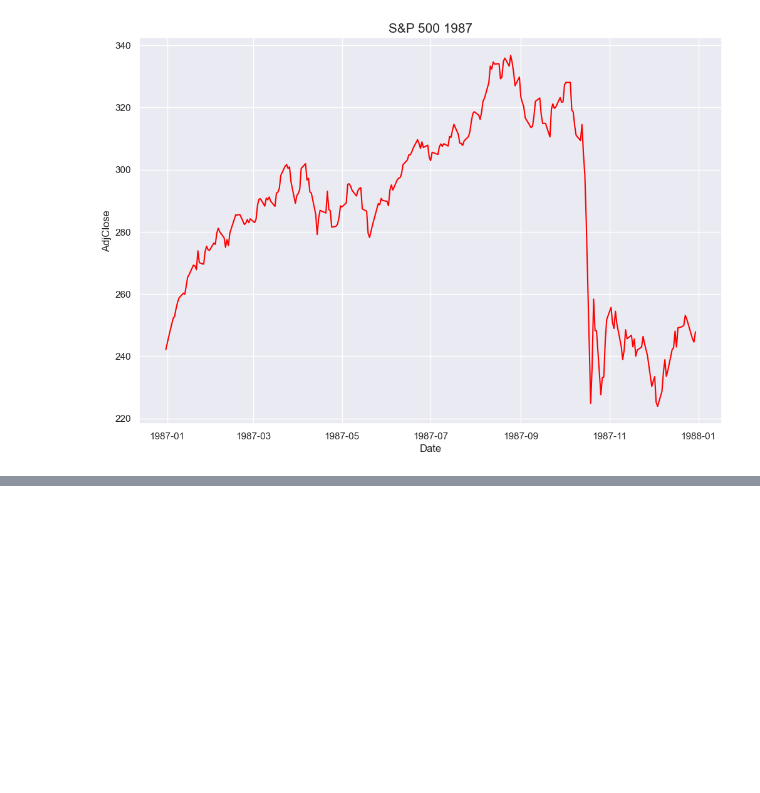
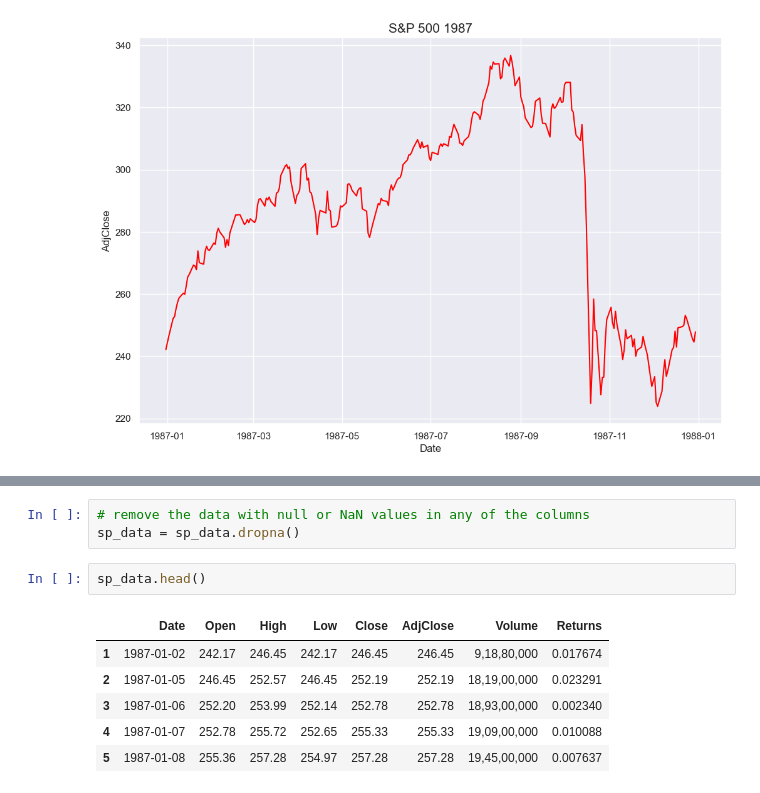
Before and after one commit to D76X/jupyter_notebooks, a Jupyter notebook: FoundationOfStatsAndProp/04.Skewness and Kurtosis.ipynb, the cells around one changed output, grey strips where cells are left out. Cells and saved outputs as stored; diff of their text form; blank space fills up the shorter version.

```diff
--- a/FoundationOfStatsAndProp/04.Skewness and Kurtosis.ipynb
+++ b/FoundationOfStatsAndProp/04.Skewness and Kurtosis.ipynb
@@ -113,0 +125,12 @@ Text(0.5, 1.0, 'S&P 500 1987')
+# %%
+# remove the data with null or NaN values in any of the columns
+sp_data = sp_data.dropna()
+# %%
+sp_data.head()
+# %% [output]
+|  | Date | Open | High | Low | Close | AdjClose | Volume | Returns |
+| 1 | 1987-01-02 | 242.17 | 246.45 | 242.17 | 246.45 | 246.45 | 9,18,80,000 | 0.017674 |
+| 2 | 1987-01-05 | 246.45 | 252.57 | 246.45 | 252.19 | 252.19 | 18,19,00,000 | 0.023291 |
+| 3 | 1987-01-06 | 252.20 | 253.99 | 252.14 | 252.78 | 252.78 | 18,93,00,000 | 0.002340 |
+| 4 | 1987-01-07 | 252.78 | 255.72 | 252.65 | 255.33 | 255.33 | 19,09,00,000 | 0.010088 |
+| 5 | 1987-01-08 | 255.36 | 257.28 | 254.97 | 257.28 | 257.28 | 19,45,00,000 | 0.007637 |
```
Also changed, not shown: parts of 6 cells of this notebook.
